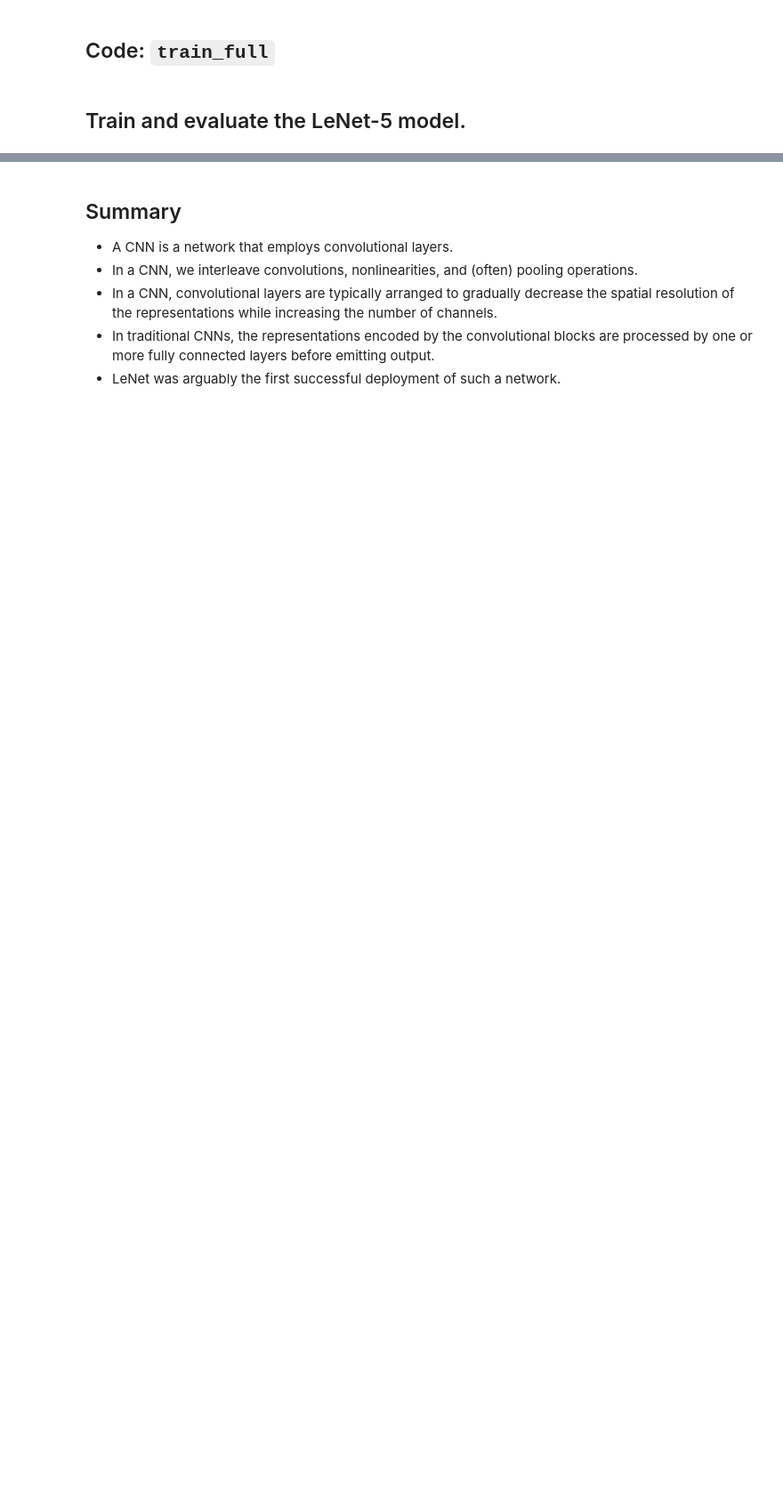
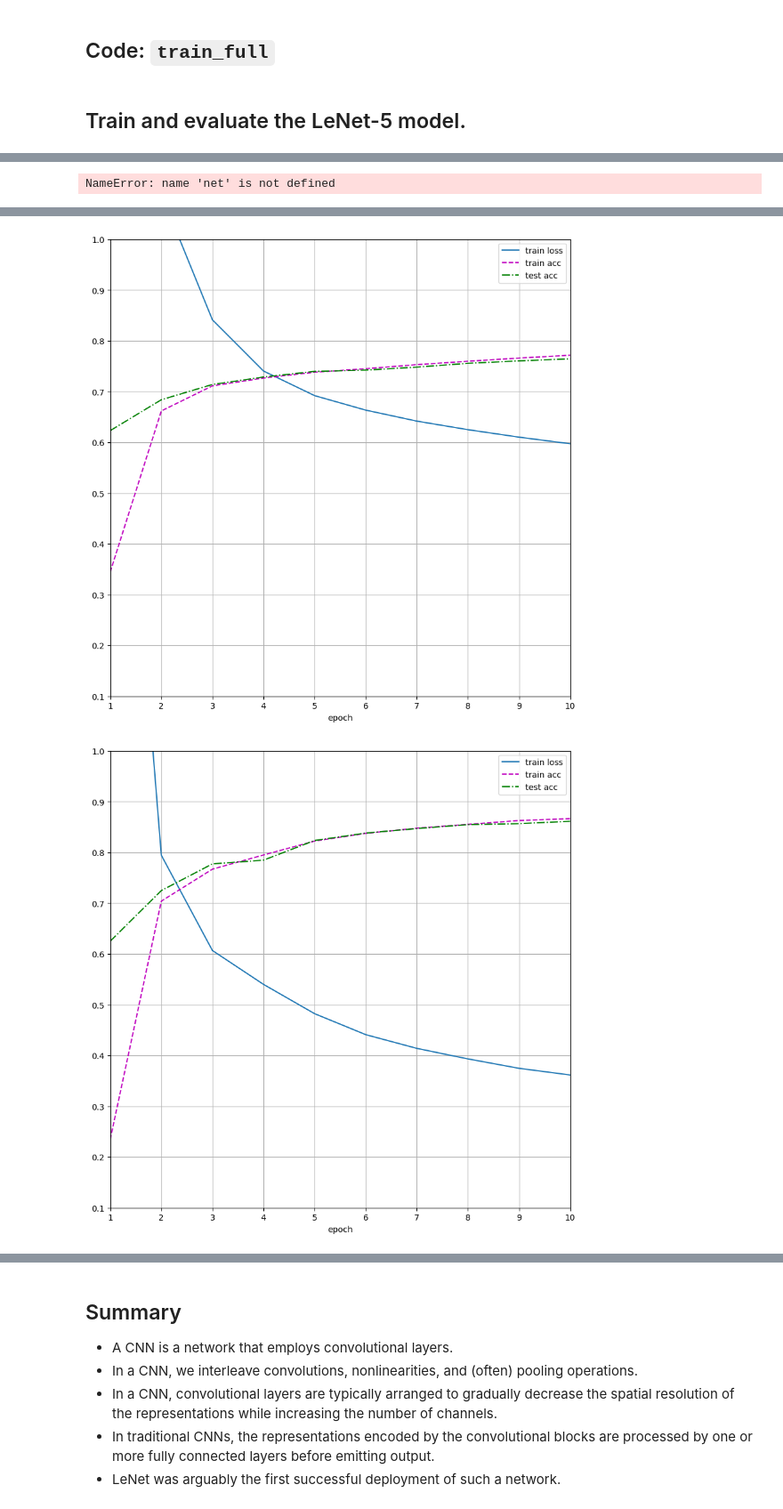
Before and after one commit to mdsouthworth1/sarkar-computer-vision-lectures, a Jupyter notebook: CV_Module_5_3__Convolutional_Neural_Networks.ipynb, the cells around one changed output, grey strips where cells are left out. Shown at 89% size. Drawn from its saved outputs; the diff is of its cells as text; code cells hidden in the pictures; blank space fills up the shorter version.

```diff
--- a/CV_Module_5_3__Convolutional_Neural_Networks.ipynb
+++ b/CV_Module_5_3__Convolutional_Neural_Networks.ipynb
@@ -672,0 +633,54 @@ def show_lenet_activations(model, image, class_name):
+# %%
+net.to(device)
+total_params = sum(p.numel() for p in net.parameters() if p.requires_grad)
+
+print('On:', device, 'Number of parameters to estimate/learn:', total_params)
+train_full (net, train_iter, test_iter, num_epochs, lr);
+# %% [output]
+NameError: name 'net' is not defined
+# %%
+#Define each variation
+experiments = {
+    "Model 1: Adam / Avg Pooling / Kernel Size5": {
+        "optimizer": "Adam",
+        "pooling": "avg",
+        "kernel_size": 5,
+        "lr": 0.0001
+    },
+    "Model 2: SGD / Max Pooling / Kernel Size 3": {
+        "optimizer": "SGD",
+        "pooling": "max",
+        "kernel_size": 3,
+        "lr": 0.01
+    },
+    "Model 3: RMSprop / Avg Pooling / Kernel Size 3": {
+        "optimizer": "RMSprop",
+        "pooling": "avg",
+        "kernel_size": 3,
+        "lr": 0.001
+    }
+}
+#Create empty dictionaries
+histories = {}
+models = {}
+
+#Create model
+for name, config in experiments.items():
+    print(f"\nTraining {name}")
+
+    net = make_lenet(
+        kernel_size=config["kernel_size"],
+        pooling=config["pooling"]).to(device)
+
+    history = train_full(
+        net,
+        train_iter,
+        test_iter,
+        num_epochs=num_epochs,
+        lr=config["lr"],
+        optimizer_name=config["optimizer"]
+    )
+
+    histories[name] = history
+    models[name] = net
+# %% [output]
@@ -672,0 +688,2 @@ def show_lenet_activations(model, image, class_name):
+[figure, added]
+[figure, added]
```
Also changed, not shown: parts of 14 cells of this notebook.
